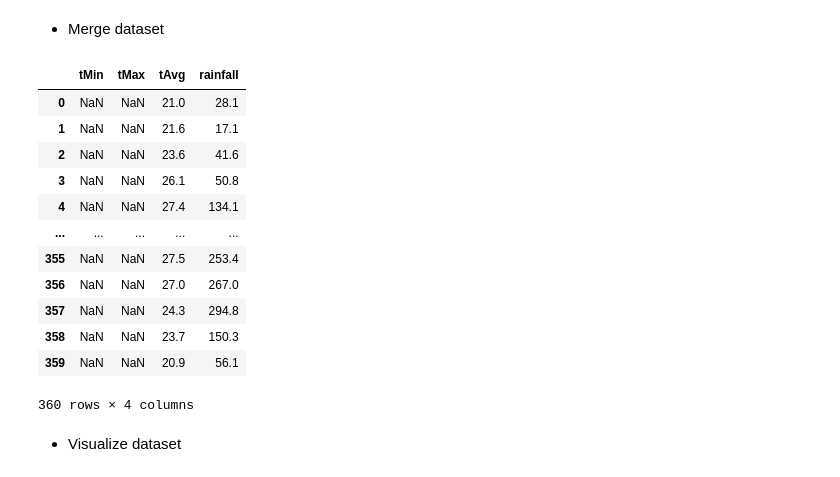
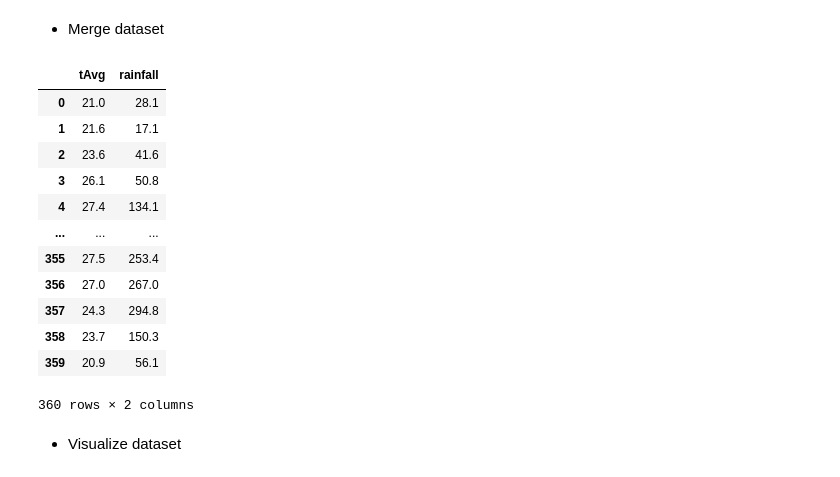
Before and after one commit to tphiepbk/DADN_Smart_Farm_System, a Jupyter notebook: flask_server/notebooks/LinearRegression.ipynb, the cells around one changed output. Cells and saved outputs as stored; diff of their text form; code cells hidden in the pictures.

Commit message:
Modified ipynnb files : drop some unnecessary columns

```diff
--- a/flask_server/notebooks/LinearRegression.ipynb
+++ b/flask_server/notebooks/LinearRegression.ipynb
@@ -63,24 +61,24 @@ df_rainFall
 # %% [markdown]
 * Merge dataset
 # %%
-headers = ["tMin", "tMax", "tAvg", "rainfall"]
-data = [df_tMin['tasmin'], df_tMax['tasmax'], df_tAvg['Temperature - (Celsius)'], df_rainFall['Rainfall - (MM)']]
+headers = ["tAvg", "rainfall"]
+data = [df_tAvg['Temperature - (Celsius)'], df_rainFall['Rainfall - (MM)']]
 df = pd.concat(data, axis=1, keys=headers)
 df
 # %% [output]
-|  | tMin | tMax | tAvg | rainfall |
-| 0 | NaN | NaN | 21.0 | 28.1 |
-| 1 | NaN | NaN | 21.6 | 17.1 |
-| 2 | NaN | NaN | 23.6 | 41.6 |
-| 3 | NaN | NaN | 26.1 | 50.8 |
-| 4 | NaN | NaN | 27.4 | 134.1 |
-| ... | ... | ... | ... | ... |
-| 355 | NaN | NaN | 27.5 | 253.4 |
-| 356 | NaN | NaN | 27.0 | 267.0 |
-| 357 | NaN | NaN | 24.3 | 294.8 |
-| 358 | NaN | NaN | 23.7 | 150.3 |
-| 359 | NaN | NaN | 20.9 | 56.1 |
+|  | tAvg | rainfall |
+| 0 | 21.0 | 28.1 |
+| 1 | 21.6 | 17.1 |
+| 2 | 23.6 | 41.6 |
+| 3 | 26.1 | 50.8 |
+| 4 | 27.4 | 134.1 |
+| ... | ... | ... |
+| 355 | 27.5 | 253.4 |
+| 356 | 27.0 | 267.0 |
+| 357 | 24.3 | 294.8 |
+| 358 | 23.7 | 150.3 |
+| 359 | 20.9 | 56.1 |
-360 rows × 4 columns
+360 rows × 2 columns
 # %% [markdown]
 * Visualize dataset
 # %%
```
Also changed, not shown: parts of 1 cell of this notebook, 1 other file.
